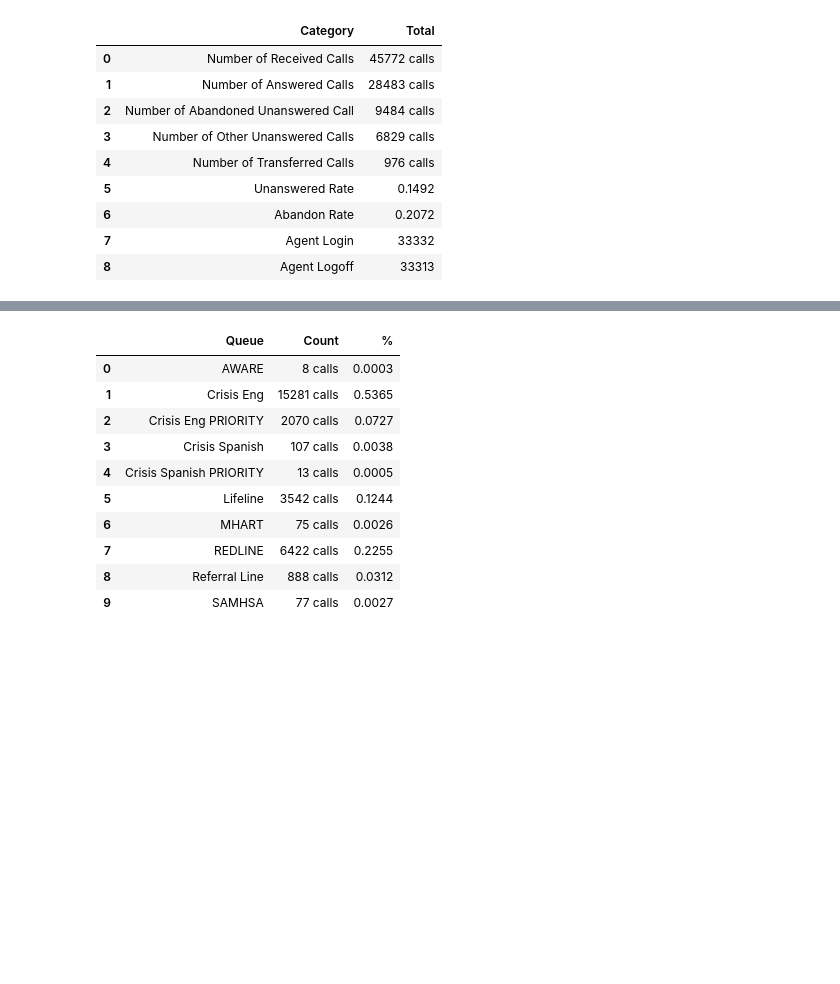
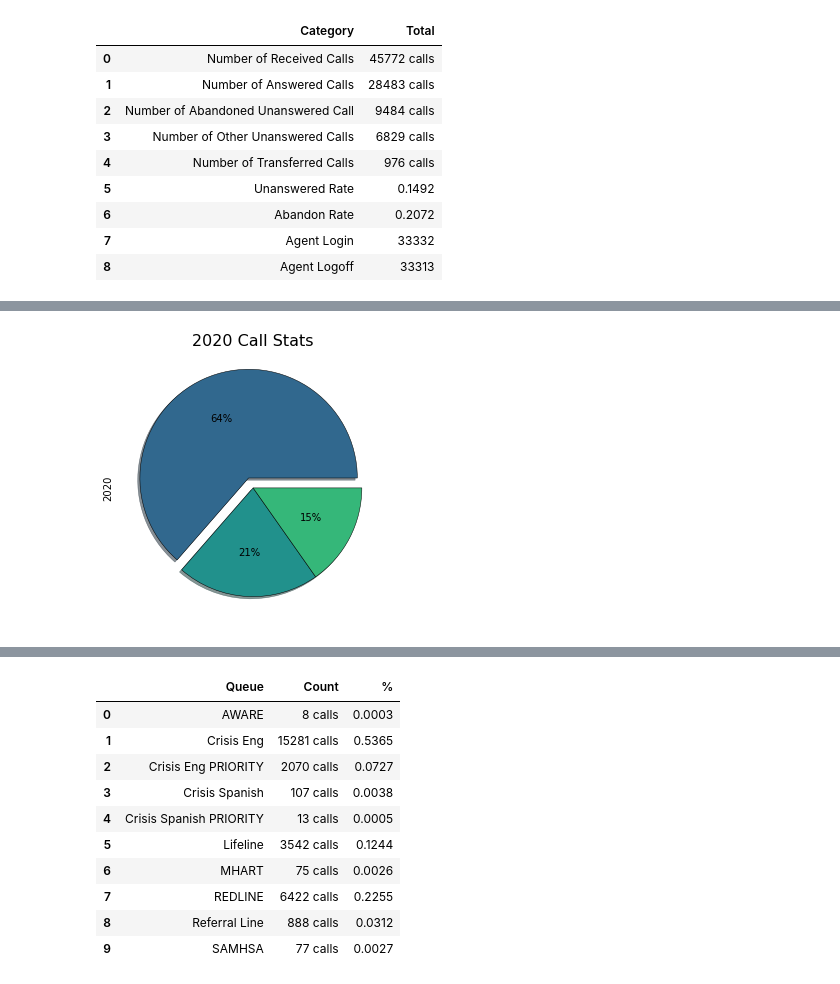
Before and after one commit to NSS-Data-Analytics-Cohort-6/fcs-crisis-sailing-the-seaborn, a Jupyter notebook: notebooks/FCS_Crisis_Study.ipynb, the cells around one changed output, grey strips where cells are left out. Saved outputs shown, nothing was run; the diff lists cells and outputs as text; code cells hidden in the pictures; blank space fills up the shorter version.

Commit message:
final line and pie charts

```diff
--- a/notebooks/FCS_Crisis_Study.ipynb
+++ b/notebooks/FCS_Crisis_Study.ipynb
@@ -30,0 +122,13 @@ stats_2020
+# %%
+df_2020 = pd.DataFrame({'2020': [28483, 9484, 6829]},
+                  index=['Answered', 'Abandoned Unanswered', 'Other Unanswered'])
+colors=['#31688e', '#21918c', '#35b779']
+explode = (0.1, 0, 0)
+plot_2020 = df_2020.plot.pie(y='2020', figsize=(5, 5), autopct='%1.0f%%', colors=colors,
+                             explode=explode, shadow=True, labeldistance=None, legend=None,
+                            wedgeprops = {"edgecolor" : "black",
+                                      'linewidth': 0.5,
+                                    'antialiased': True})
+plt.title('2020 Call Stats', fontsize=16);
+# %% [output]
+[figure, added]
```
Also changed, not shown: parts of 29 cells of this notebook.
